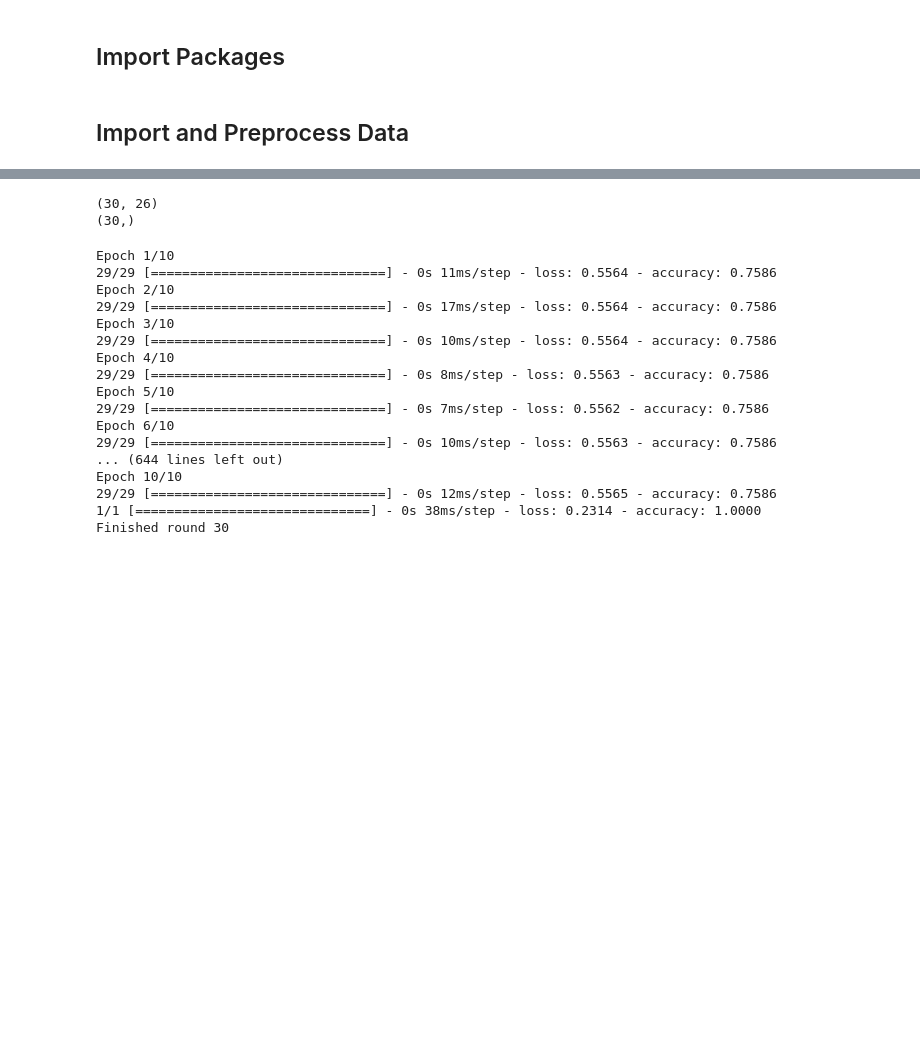
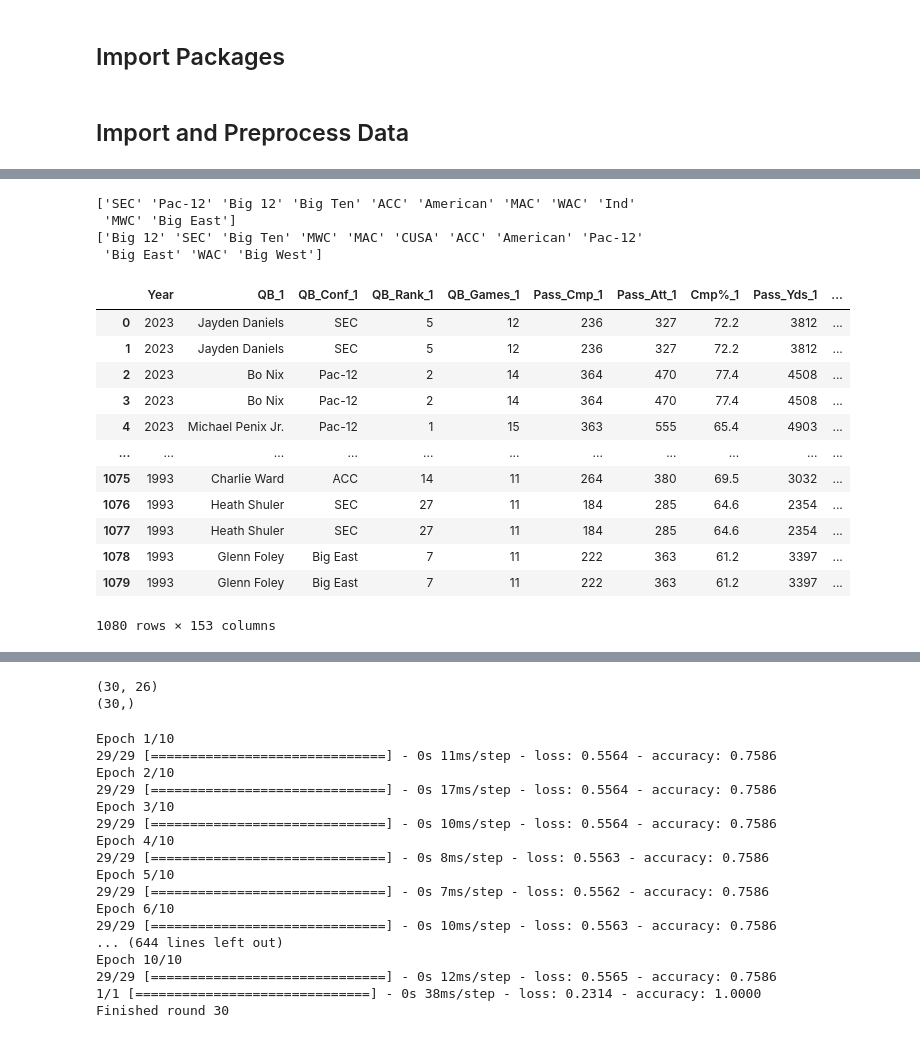
Before and after one commit to marissab15/ece5831-2024-final-project, a Jupyter notebook: qb_vs_rb_model.ipynb, the cells around one changed output, grey strips where cells are left out. Drawn from its saved outputs; the diff is of its cells as text; code cells hidden in the pictures; blank space fills up the shorter version.

```diff
--- a/qb_vs_rb_model.ipynb
+++ b/qb_vs_rb_model.ipynb
@@ -62,0 +82,61 @@ vars_final.drop(columns = ['Year','Best_QB','QB_Games', 'Best_RB', 'RB_Games'],
+# %%
+#Create new column to indicate which of the 6 players won the Heisman
+input_df['Winner_Coded'] = '999'
+for row in range(input_df.shape[0]):
+    if input_df['Winner'][row] == input_df['QB_1'][row]:
+        input_df.loc[row, 'Winner_Coded'] = 'QB1'
+    if input_df['Winner'][row] == input_df['QB_2'][row]:
+        input_df.loc[row, 'Winner_Coded'] = 'QB2'
+    if input_df['Winner'][row] == input_df['QB_3'][row]:
+        input_df.loc[row, 'Winner_Coded'] = 'QB3'
+    if input_df['Winner'][row] == input_df['RB_1'][row]:
+        input_df.loc[row, 'Winner_Coded'] = 'RB1'
+    if input_df['Winner'][row] == input_df['RB_2'][row]:
+        input_df.loc[row, 'Winner_Coded'] = 'RB2'
+    if input_df['Winner'][row] == input_df['RB_3'][row]:
+        input_df.loc[row, 'Winner_Coded'] = 'RB3'
+
+
+#print(input_df['Winner_Coded'])
+# %%
+#Format conference fileds
+#print(input_df['QB_Conf_1'].unique())
+#print(input_df['RB_Conf_1'].unique())
+input_df['QB_Conf_1'] = input_df['QB_Conf_1'].str.strip()
+input_df['QB_Conf_2'] = input_df['QB_Conf_2'].str.strip()
+input_df['QB_Conf_3'] = input_df['QB_Conf_3'].str.strip()
+input_df['RB_Conf_1'] = input_df['RB_Conf_1'].str.strip()
+input_df['RB_Conf_2'] = input_df['RB_Conf_2'].str.strip()
+input_df['RB_Conf_3'] = input_df['RB_Conf_3'].str.strip()
+
+input_df['RB_Conf_1'] = input_df['RB_Conf_1'].replace({'Pac-10':'Pac-12'})
+input_df['RB_Conf_2'] = input_df['RB_Conf_2'].replace({'Pac-10':'Pac-12'})
+input_df['RB_Conf_3'] = input_df['RB_Conf_3'].replace({'Pac-10':'Pac-12'})
+print(input_df['QB_Conf_1'].unique())
+print(input_df['RB_Conf_1'].unique())
+
+#Create dummy vars for  conferences
+pd.concat([input_df, pd.get_dummies(input_df['QB_Conf_1'],prefix='QB1_').astype(int)], axis=1)
+pd.concat([input_df, pd.get_dummies(input_df['QB_Conf_2'],prefix='QB2_').astype(int)], axis=1)
+pd.concat([input_df, pd.get_dummies(input_df['QB_Conf_3'],prefix='QB3_').astype(int)], axis=1)
+pd.concat([input_df, pd.get_dummies(input_df['RB_Conf_1'],prefix='RB1_').astype(int)], axis=1)
+pd.concat([input_df, pd.get_dummies(input_df['RB_Conf_2'],prefix='RB2_').astype(int)], axis=1)
+pd.concat([input_df, pd.get_dummies(input_df['RB_Conf_3'],prefix='RB3_').astype(int)], axis=1)
+# %% [output]
+['SEC' 'Pac-12' 'Big 12' 'Big Ten' 'ACC' 'American' 'MAC' 'WAC' 'Ind'
+ 'MWC' 'Big East']
+['Big 12' 'SEC' 'Big Ten' 'MWC' 'MAC' 'CUSA' 'ACC' 'American' 'Pac-12'
+ 'Big East' 'WAC' 'Big West']
+|  | Year | QB_1 | QB_Conf_1 | QB_Rank_1 | QB_Games_1 | Pass_Cmp_1 | Pass_Att_1 | Cmp%_1 | Pass_Yds_1 | ... |
+| 0 | 2023 | Jayden Daniels | SEC | 5 | 12 | 236 | 327 | 72.2 | 3812 | ... |
+| 1 | 2023 | Jayden Daniels | SEC | 5 | 12 | 236 | 327 | 72.2 | 3812 | ... |
+| 2 | 2023 | Bo Nix | Pac-12 | 2 | 14 | 364 | 470 | 77.4 | 4508 | ... |
+| 3 | 2023 | Bo Nix | Pac-12 | 2 | 14 | 364 | 470 | 77.4 | 4508 | ... |
+| 4 | 2023 | Michael Penix Jr. | Pac-12 | 1 | 15 | 363 | 555 | 65.4 | 4903 | ... |
+| ... | ... | ... | ... | ... | ... | ... | ... | ... | ... | ... |
+| 1075 | 1993 | Charlie Ward | ACC | 14 | 11 | 264 | 380 | 69.5 | 3032 | ... |
+| 1076 | 1993 | Heath Shuler | SEC | 27 | 11 | 184 | 285 | 64.6 | 2354 | ... |
+| 1077 | 1993 | Heath Shuler | SEC | 27 | 11 | 184 | 285 | 64.6 | 2354 | ... |
+| 1078 | 1993 | Glenn Foley | Big East | 7 | 11 | 222 | 363 | 61.2 | 3397 | ... |
+| 1079 | 1993 | Glenn Foley | Big East | 7 | 11 | 222 | 363 | 61.2 | 3397 | ... |
+1080 rows × 153 columns
```
Also changed, not shown: parts of 7 cells of this notebook.
